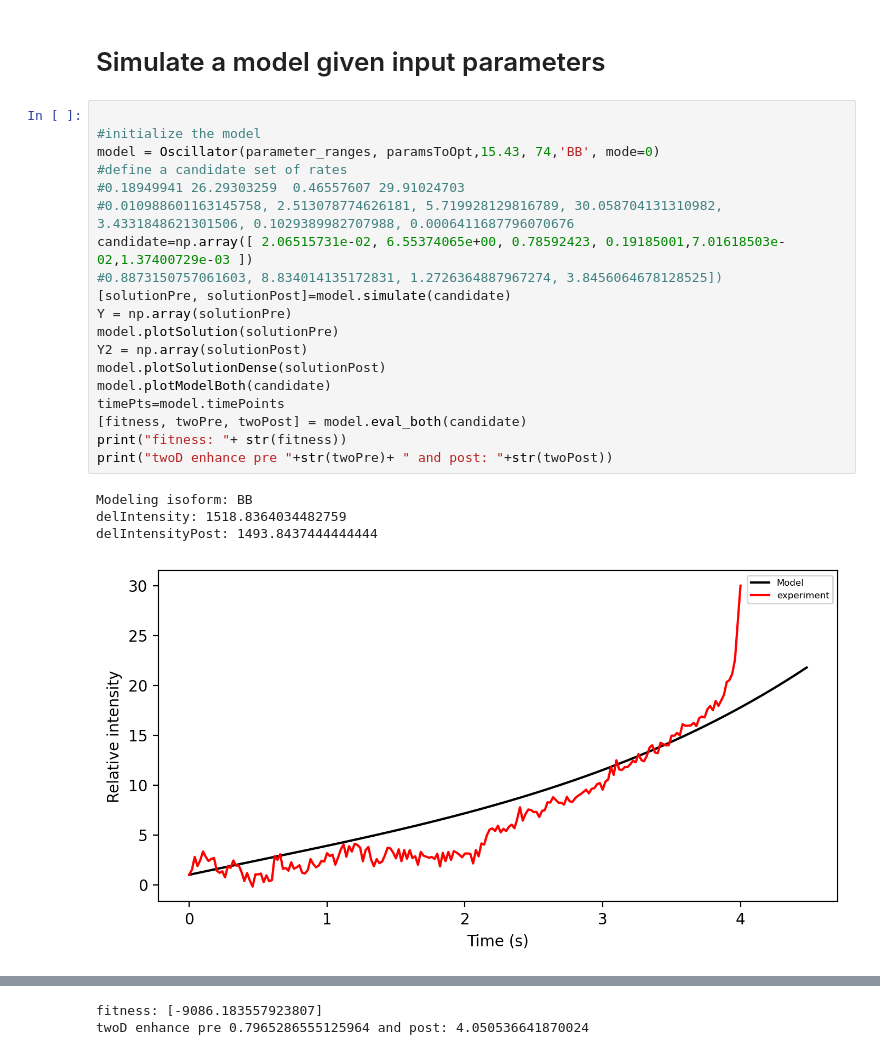
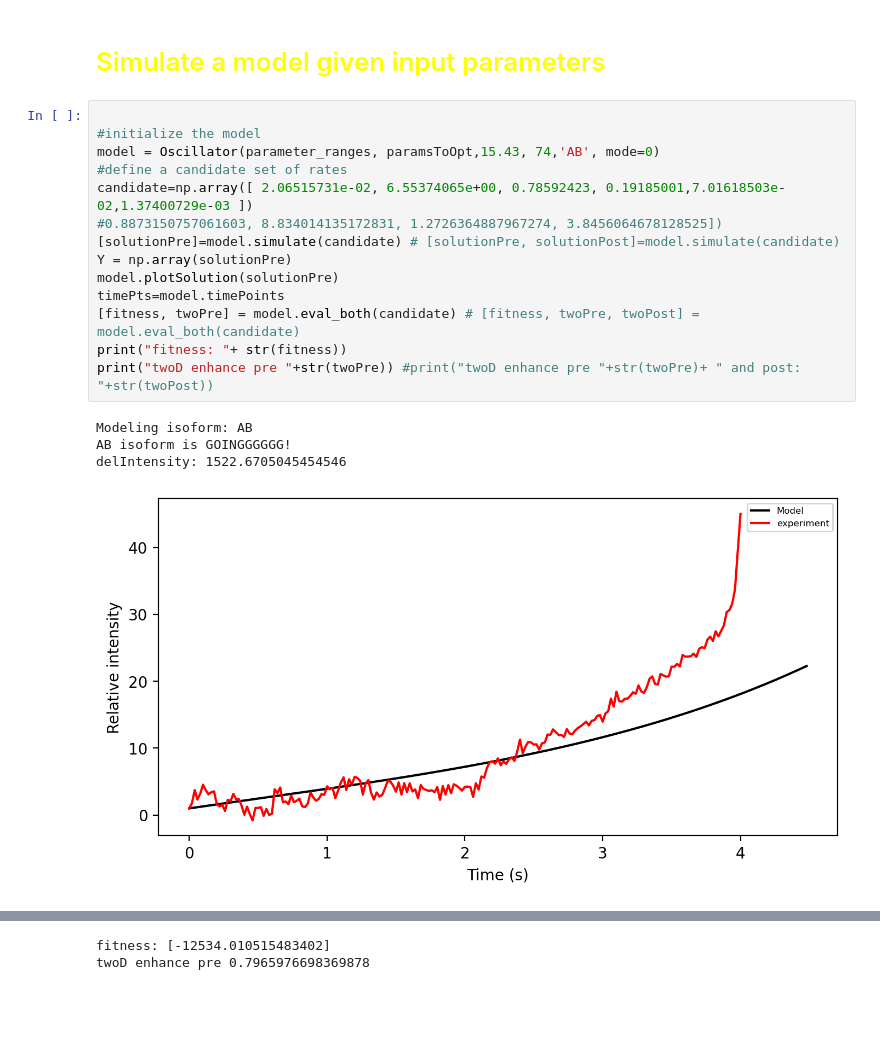
Before and after one commit to lanceman999/dynamin_model, a Jupyter notebook: PythonCode/dynamin1AB_opt_fullKinetics.ipynb, the cells around one changed output, grey strips where cells are left out. Cells and saved outputs as stored; diff of their text form; blank space fills up the shorter version.

Commit message:
first update of code, removed post-stimulation analysis

```diff
--- a/PythonCode/dynamin1AB_opt_fullKinetics.ipynb
+++ b/PythonCode/dynamin1AB_opt_fullKinetics.ipynb
@@ -876,28 +611,23 @@ parameter_ranges = {
 paramsToOpt=np.array(["kfDRC","RdiluteDens","targetRateR","targetDensR","kfDRD","kfDense"])
 #initValues=np.array(["Dsol0","Dmem0","Rclus0","Rdilute0",0,0])
 # %% [markdown]
-# Simulate a model given input parameters
+# <font color='yellow'>Simulate a model given input parameters</font>
 # %%
 
 #initialize the model
-model = Oscillator(parameter_ranges, paramsToOpt,15.43, 74,'BB', mode=0)
+model = Oscillator(parameter_ranges, paramsToOpt,15.43, 74,'AB', mode=0)
 #define a candidate set of rates
-#0.18949941 26.29303259  0.46557607 29.91024703
-#0.010988601163145758, 2.513078774626181, 5.719928129816789, 30.058704131310982, 3.4331848621301506, 0.1029389982707988, 0.0006411687796070676
 candidate=np.array([ 2.06515731e-02, 6.55374065e+00, 0.78592423, 0.19185001,7.01618503e-02,1.37400729e-03 ])
 #0.8873150757061603, 8.834014135172831, 1.2726364887967274, 3.8456064678128525])
-[solutionPre, solutionPost]=model.simulate(candidate)
+[solutionPre]=model.simulate(candidate) # [solutionPre, solutionPost]=model.simulate(candidate)
 Y = np.array(solutionPre)
 model.plotSolution(solutionPre)
-Y2 = np.array(solutionPost)
-model.plotSolutionDense(solutionPost)
-model.plotModelBoth(candidate)
 timePts=model.timePoints
-[fitness, twoPre, twoPost] = model.eval_both(candidate)
+[fitness, twoPre] = model.eval_both(candidate) # [fitness, twoPre, twoPost] = model.eval_both(candidate)
 print("fitness: "+ str(fitness))
-print("twoD enhance pre "+str(twoPre)+ " and post: "+str(twoPost))
+print("twoD enhance pre "+str(twoPre)) #print("twoD enhance pre "+str(twoPre)+ " and post: "+str(twoPost))
 # %% [output]
-Modeling isoform: BB
-delIntensity: 1518.8364034482759
-delIntensityPost: 1493.8437444444444
+Modeling isoform: AB
+AB isoform is GOINGGGGGG!
+delIntensity: 1522.6705045454546
-[figure, old version]
+[figure, new version]
@@ -908,3 +634,3 @@ delIntensityPost: 1493.8437444444444
-fitness: [-9086.183557923807]
-twoD enhance pre 0.7965286555125964 and post: 4.050536641870024
+fitness: [-12534.010515483402]
+twoD enhance pre 0.7965976698369878
 # %%
```
Also changed, not shown: parts of 12 cells of this notebook.
